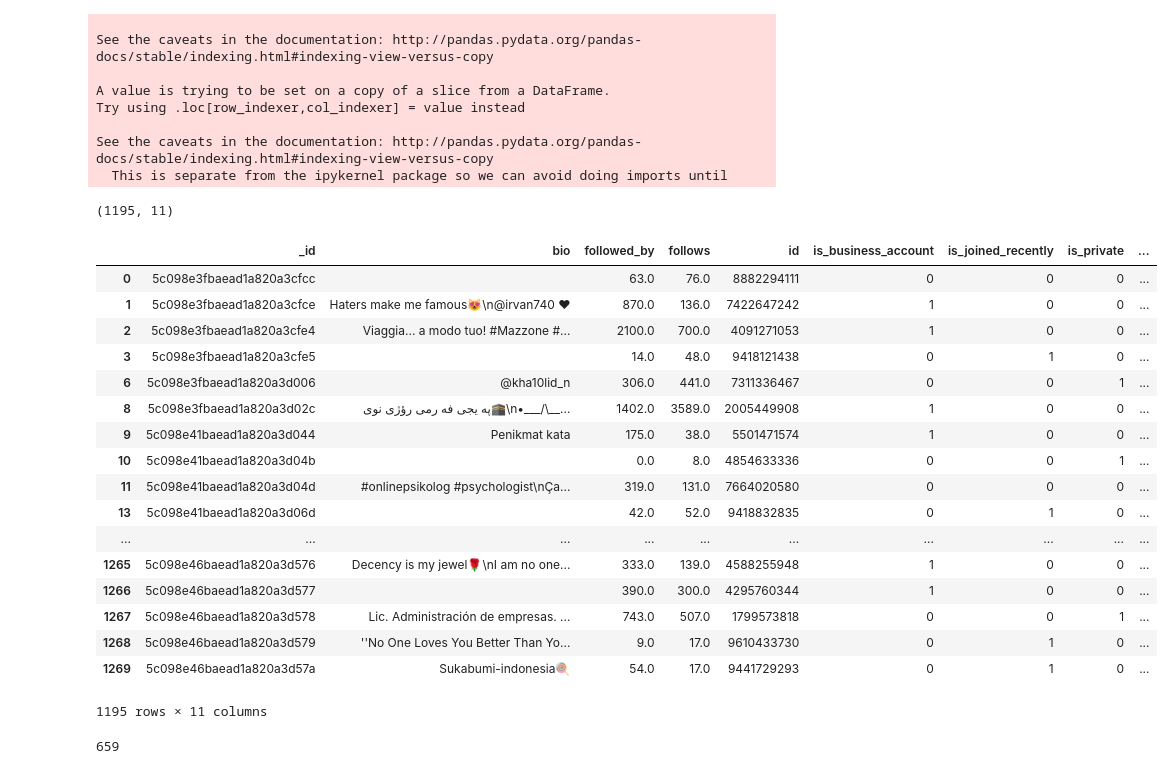
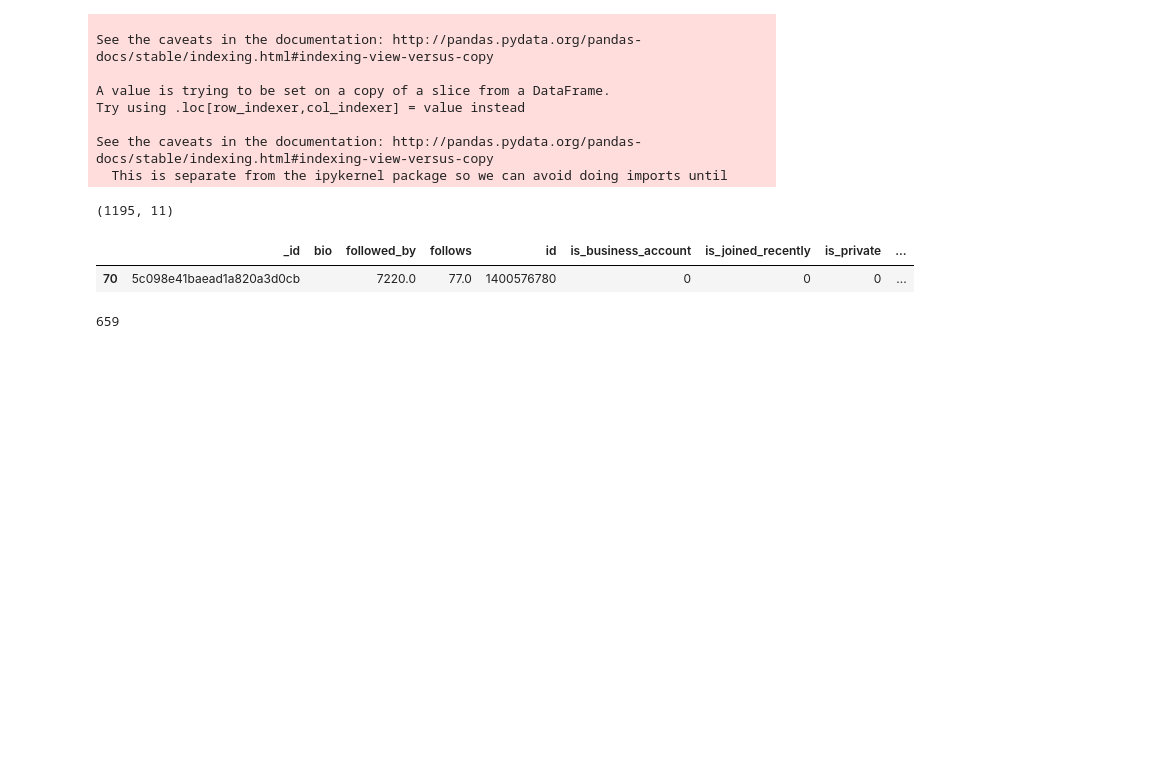
Before and after one commit to liyingli0818/instagram_account_type_predictor, a Jupyter notebook: fcc_model.ipynb, the cells around one changed output. Saved outputs shown, nothing was run; the diff lists cells and outputs as text; code cells hidden in the pictures; blank space fills up the shorter version.

```diff
--- a/fcc_model.ipynb
+++ b/fcc_model.ipynb
@@ -70,26 +70,10 @@ df_dropped.shape
 # %% [output]
 (1195, 11)
 # %%
-df_dropped
+df_dropped[58:59]
 # %% [output]
 |  | _id | bio | followed_by | follows | id | is_business_account | is_joined_recently | is_private | ... |
-| 0 | 5c098e3fbaead1a820a3cfcc |  | 63.0 | 76.0 | 8882294111 | 0 | 0 | 0 | ... |
-| 1 | 5c098e3fbaead1a820a3cfce | Haters make me famous😻\n@irvan740 ❤ | 870.0 | 136.0 | 7422647242 | 1 | 0 | 0 | ... |
-| 2 | 5c098e3fbaead1a820a3cfe4 | Viaggia... a modo tuo! #Mazzone #... | 2100.0 | 700.0 | 4091271053 | 1 | 0 | 0 | ... |
-| 3 | 5c098e3fbaead1a820a3cfe5 |  | 14.0 | 48.0 | 9418121438 | 0 | 1 | 0 | ... |
-| 6 | 5c098e3fbaead1a820a3d006 | @kha10lid_n | 306.0 | 441.0 | 7311336467 | 0 | 0 | 1 | ... |
-| 8 | 5c098e3fbaead1a820a3d02c | په يجى فه رمى رؤژى نوى🕋\n•___/\__... | 1402.0 | 3589.0 | 2005449908 | 1 | 0 | 0 | ... |
-| 9 | 5c098e41baead1a820a3d044 | Penikmat kata | 175.0 | 38.0 | 5501471574 | 1 | 0 | 0 | ... |
-| 10 | 5c098e41baead1a820a3d04b |  | 0.0 | 8.0 | 4854633336 | 0 | 0 | 1 | ... |
-| 11 | 5c098e41baead1a820a3d04d | #onlinepsikolog #psychologist\nÇa... | 319.0 | 131.0 | 7664020580 | 0 | 0 | 0 | ... |
-| 13 | 5c098e41baead1a820a3d06d |  | 42.0 | 52.0 | 9418832835 | 0 | 1 | 0 | ... |
-| ... | ... | ... | ... | ... | ... | ... | ... | ... | ... |
-| 1265 | 5c098e46baead1a820a3d576 | Decency is my jewel🌹\nI am no one... | 333.0 | 139.0 | 4588255948 | 1 | 0 | 0 | ... |
-| 1266 | 5c098e46baead1a820a3d577 |  | 390.0 | 300.0 | 4295760344 | 1 | 0 | 0 | ... |
-| 1267 | 5c098e46baead1a820a3d578 | Lic. Administración de empresas. ... | 743.0 | 507.0 | 1799573818 | 0 | 0 | 1 | ... |
-| 1268 | 5c098e46baead1a820a3d579 | ''No One Loves You Better Than Yo... | 9.0 | 17.0 | 9610433730 | 0 | 1 | 0 | ... |
-| 1269 | 5c098e46baead1a820a3d57a | Sukabumi-indonesia🍭 | 54.0 | 17.0 | 9441729293 | 0 | 1 | 0 | ... |
+| 70 | 5c098e41baead1a820a3d0cb |  | 7220.0 | 77.0 | 1400576780 | 0 | 0 | 0 | ... |
-1195 rows × 11 columns
 # %%
 (df_dropped['likes_last_post'] != 0).sum() # number of users have likes on last post
 # %% [output]
```
Also changed, not shown: parts of 11 cells of this notebook, 4 other files.
